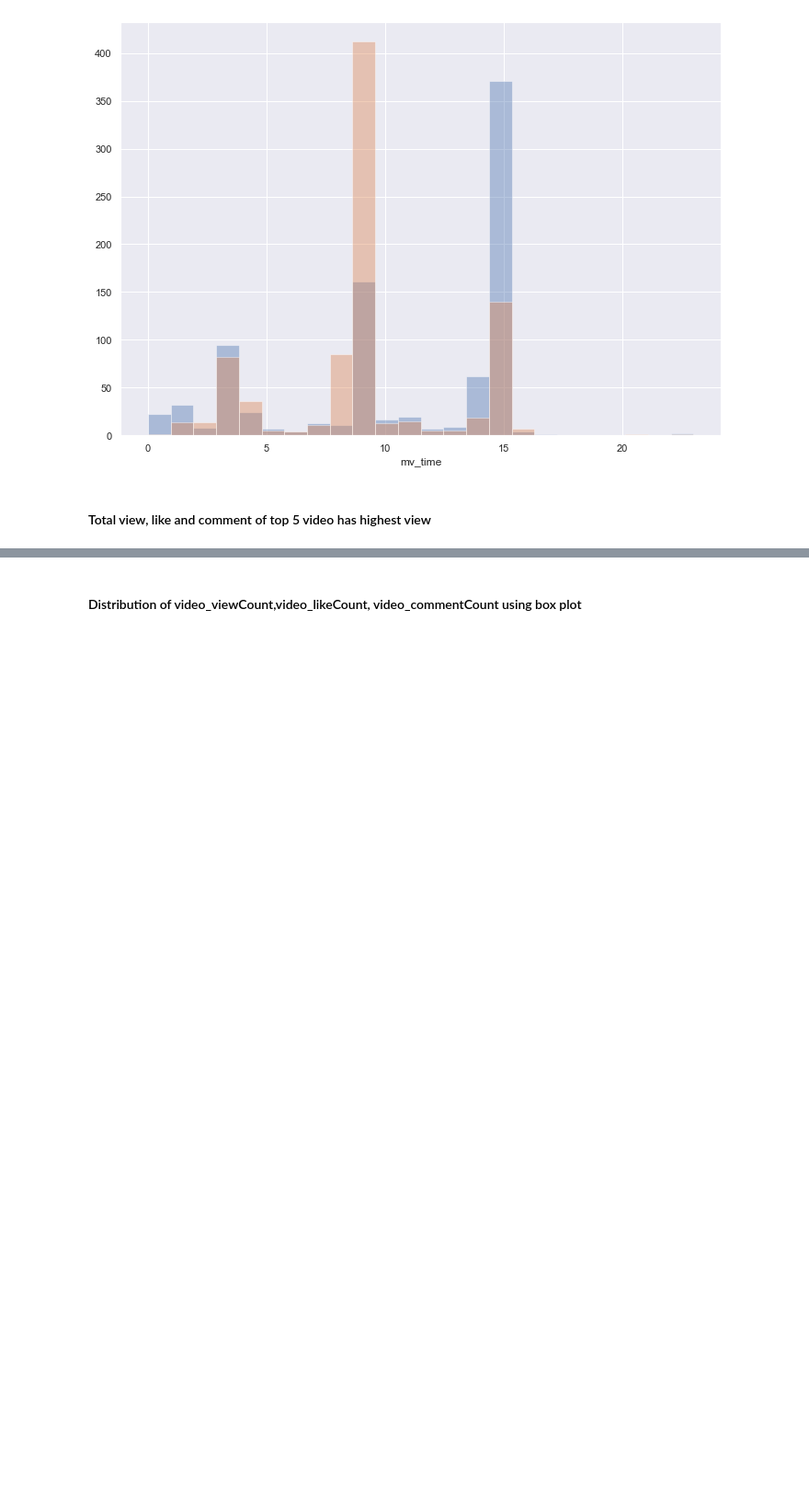
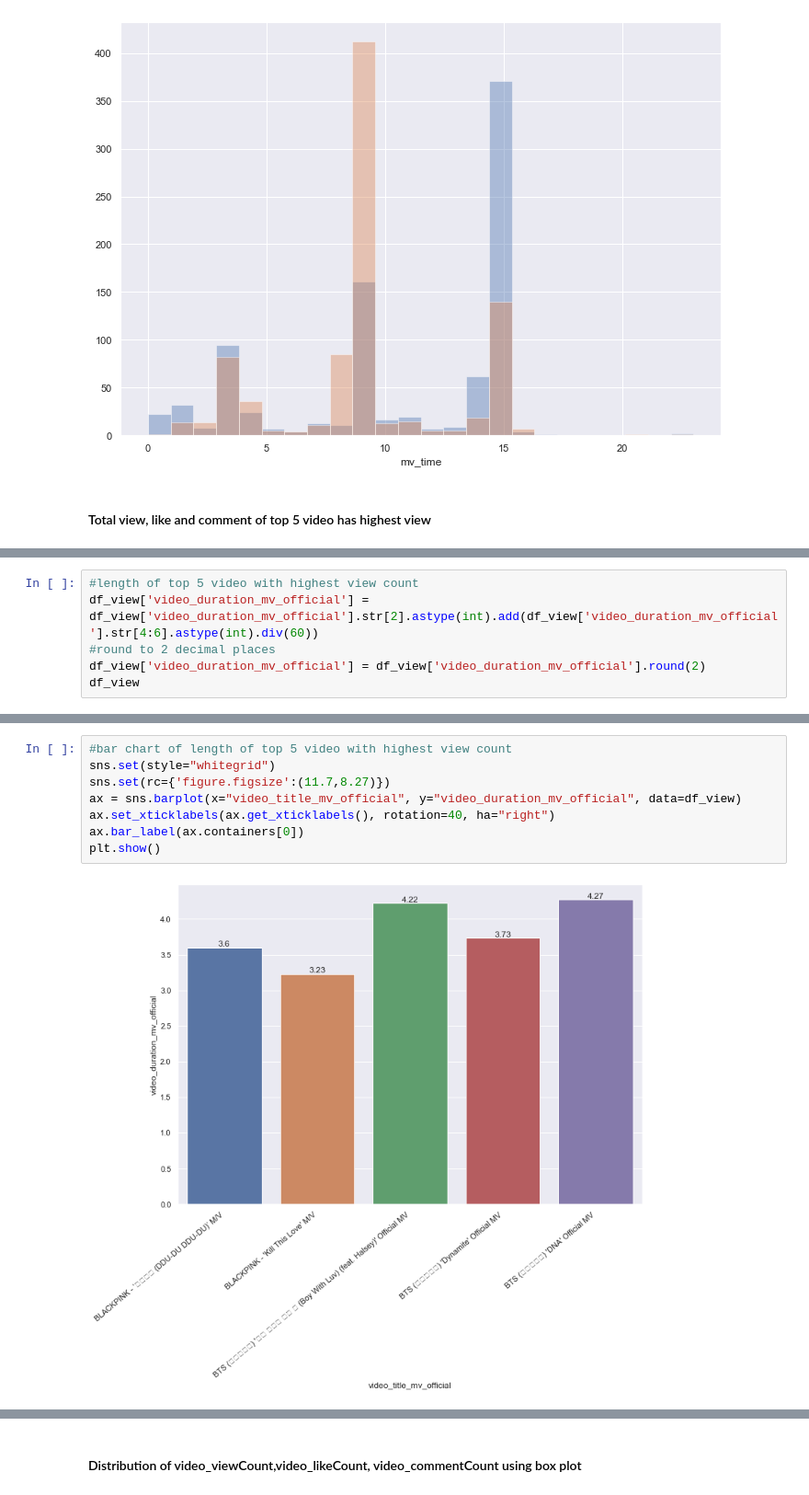
Before and after one commit to minh10022001/YoutubeData, a Jupyter notebook: plot.ipynb, the cells around one changed output, grey strips where cells are left out. Shown at 92% size. Cells and saved outputs as stored; diff of their text form; blank space fills up the shorter version.

```diff
--- a/plot.ipynb
+++ b/plot.ipynb
@@ -145,0 +147,6 @@ plt.show()
+# %%
+#length of top 5 video with highest view count
+df_view['video_duration_mv_official'] = df_view['video_duration_mv_official'].str[2].astype(int).add(df_view['video_duration_mv_official'].str[4:6].astype(int).div(60))
+#round to 2 decimal places
+df_view['video_duration_mv_official'] = df_view['video_duration_mv_official'].round(2)
+df_view
@@ -145,0 +160,10 @@ plt.show()
+# %%
+#bar chart of length of top 5 video with highest view count
+sns.set(style="whitegrid")
+sns.set(rc={'figure.figsize':(11.7,8.27)})
+ax = sns.barplot(x="video_title_mv_official", y="video_duration_mv_official", data=df_view)
+ax.set_xticklabels(ax.get_xticklabels(), rotation=40, ha="right")
+ax.bar_label(ax.containers[0])
+plt.show()
+# %% [output]
+[figure, added]
```
Also changed, not shown: parts of 4 cells of this notebook, 2 other files.
